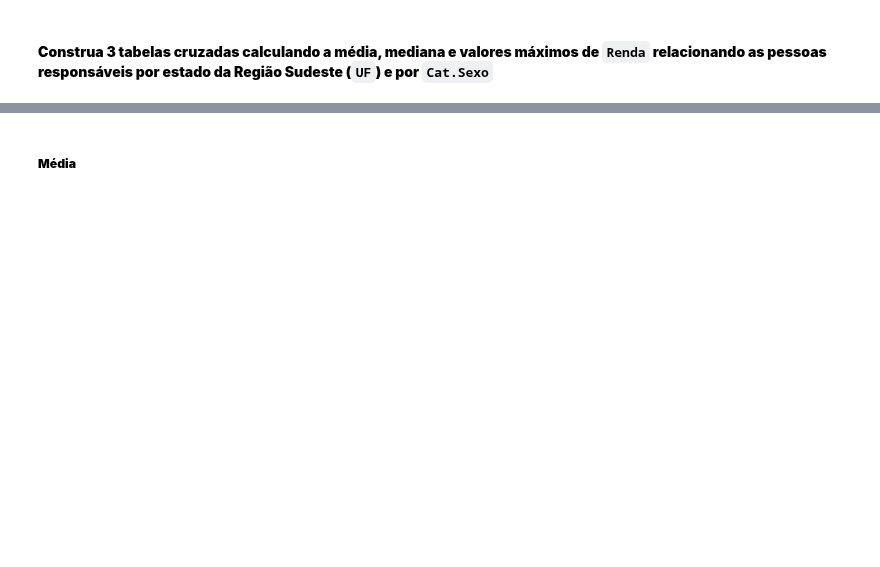
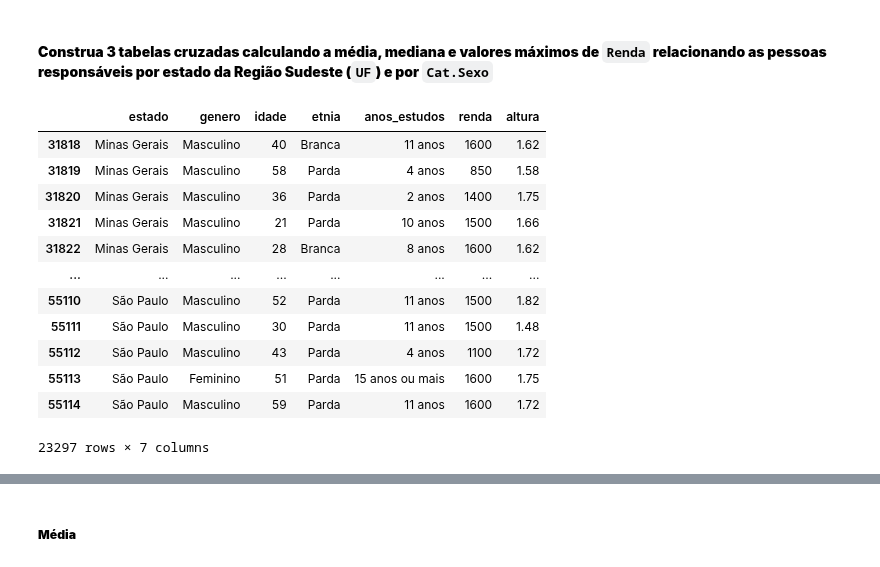
Before and after one commit to JhonCostaDev/oracle_one_alura, a Jupyter notebook: estatistica_ML/desafios/reload_desafios.ipynb, the cells around one changed output, grey strips where cells are left out. Saved outputs shown, nothing was run; the diff lists cells and outputs as text; code cells hidden in the pictures; blank space fills up the shorter version.

```diff
--- a/estatistica_ML/desafios/reload_desafios.ipynb
+++ b/estatistica_ML/desafios/reload_desafios.ipynb
@@ -526,2 +552,21 @@ Escreva suas conclusões aqui...
 # %% [markdown]
 #### **Construa 3 tabelas cruzadas calculando a média, mediana e valores máximos de `Renda` relacionando as pessoas responsáveis por estado da Região Sudeste (`UF`) e por `Cat.Sexo`**
+# %%
+estados_sudeste = ['São Paulo','Minas Gerais','Rio de Janeiro','Espírito Santo']
+
+regiao_sudeste = dados[dados.estado.isin(estados_sudeste)]
+regiao_sudeste
+# %% [output]
+|  | estado | genero | idade | etnia | anos_estudos | renda | altura |
+| 31818 | Minas Gerais | Masculino | 40 | Branca | 11 anos | 1600 | 1.62 |
+| 31819 | Minas Gerais | Masculino | 58 | Parda | 4 anos | 850 | 1.58 |
+| 31820 | Minas Gerais | Masculino | 36 | Parda | 2 anos | 1400 | 1.75 |
+| 31821 | Minas Gerais | Masculino | 21 | Parda | 10 anos | 1500 | 1.66 |
+| 31822 | Minas Gerais | Masculino | 28 | Branca | 8 anos | 1600 | 1.62 |
+| ... | ... | ... | ... | ... | ... | ... | ... |
+| 55110 | São Paulo | Masculino | 52 | Parda | 11 anos | 1500 | 1.82 |
+| 55111 | São Paulo | Masculino | 30 | Parda | 11 anos | 1500 | 1.48 |
+| 55112 | São Paulo | Masculino | 43 | Parda | 4 anos | 1100 | 1.72 |
+| 55113 | São Paulo | Feminino | 51 | Parda | 15 anos ou mais | 1600 | 1.75 |
+| 55114 | São Paulo | Masculino | 59 | Parda | 11 anos | 1600 | 1.72 |
+23297 rows × 7 columns
```
Also changed, not shown: parts of 19 cells of this notebook.
